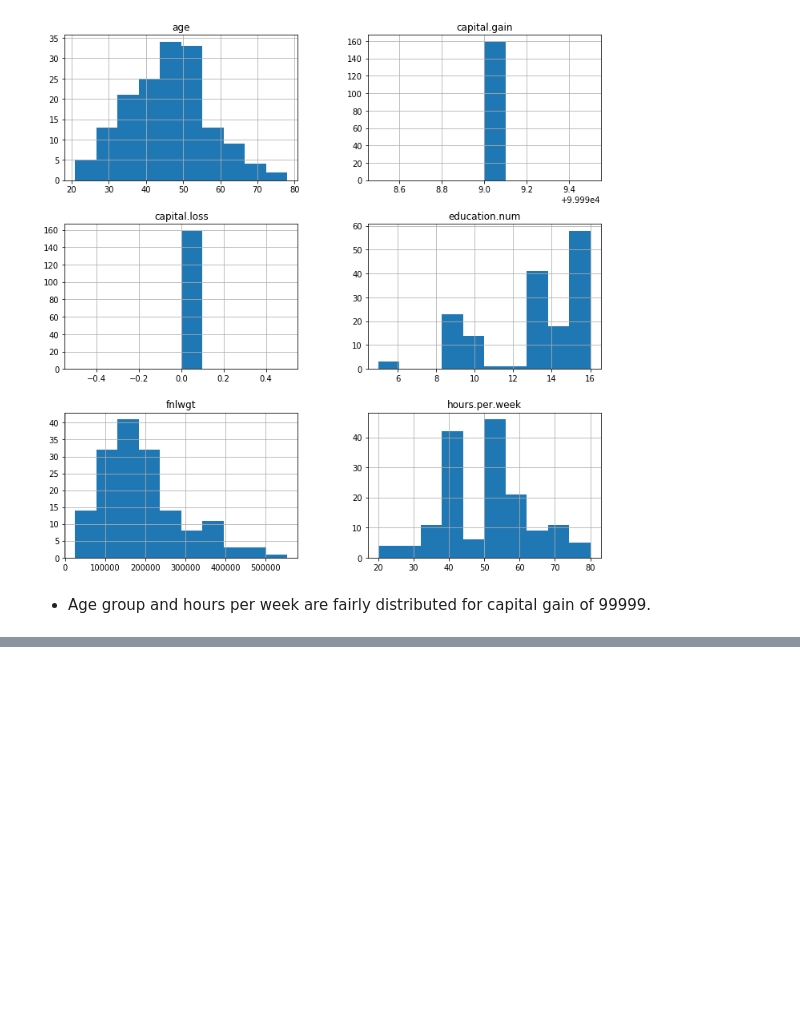
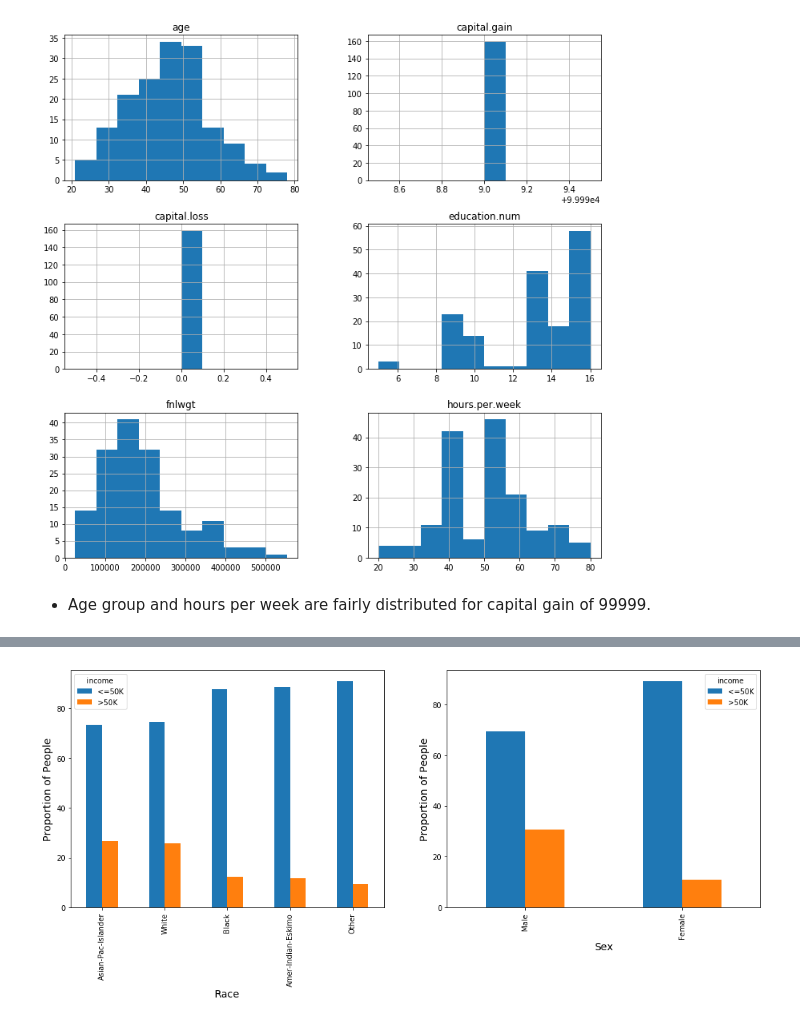
Before and after one commit to katreparitosh/Income-Predictor-Model, a Jupyter notebook: adultcensus1.ipynb, the cells around one changed output, grey strips where cells are left out. Drawn from its saved outputs; the diff is of its cells as text; code cells hidden in the pictures; blank space fills up the shorter version.

```diff
--- a/adultcensus1.ipynb
+++ b/adultcensus1.ipynb
@@ -312,0 +335,13 @@ adult_df.loc[adult_df['capital.gain'] == 99999,:].hist(figsize = (12,12));
+# %%
+fig = plt.figure(figsize = (17,6))
+ax = fig.add_subplot(1,2,1)
+(table_race.div(table_race.sum(axis = 1),axis = 0)*100).sort_values(by = '<=50K').plot(kind = 'bar',ax =ax);
+plt.xlabel('Race',fontsize = 14);
+plt.ylabel('Proportion of People',fontsize = 14);
+
+ax = fig.add_subplot(1,2,2)
+(table_sex.div(table_sex.sum(axis = 1),axis = 0)*100).sort_values(by = '<=50K').plot(kind = 'bar',ax =ax);
+plt.xlabel('Sex',fontsize = 14);
+plt.ylabel('Proportion of People',fontsize = 14);
+# %% [output]
+[figure, added]
```
Also changed, not shown: parts of 1 cell of this notebook.
